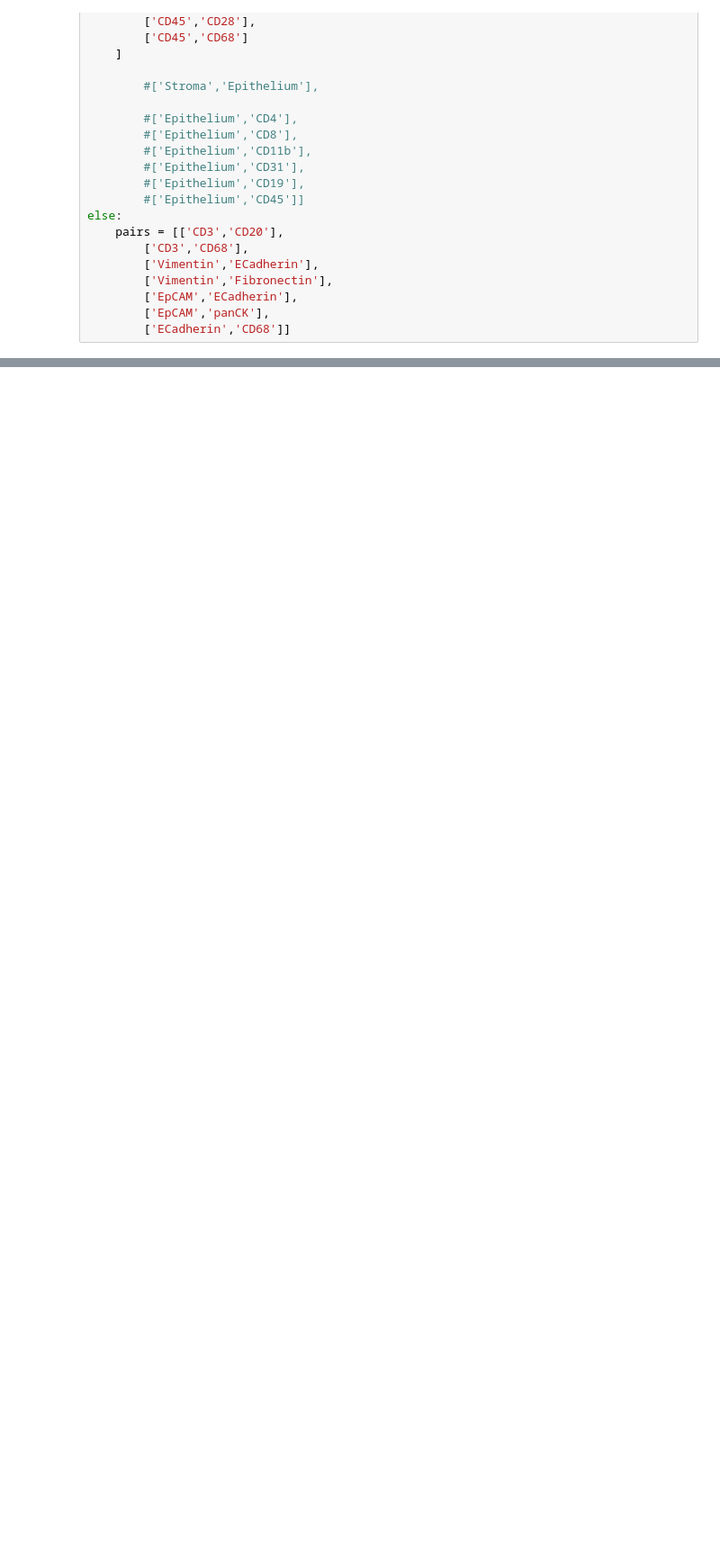
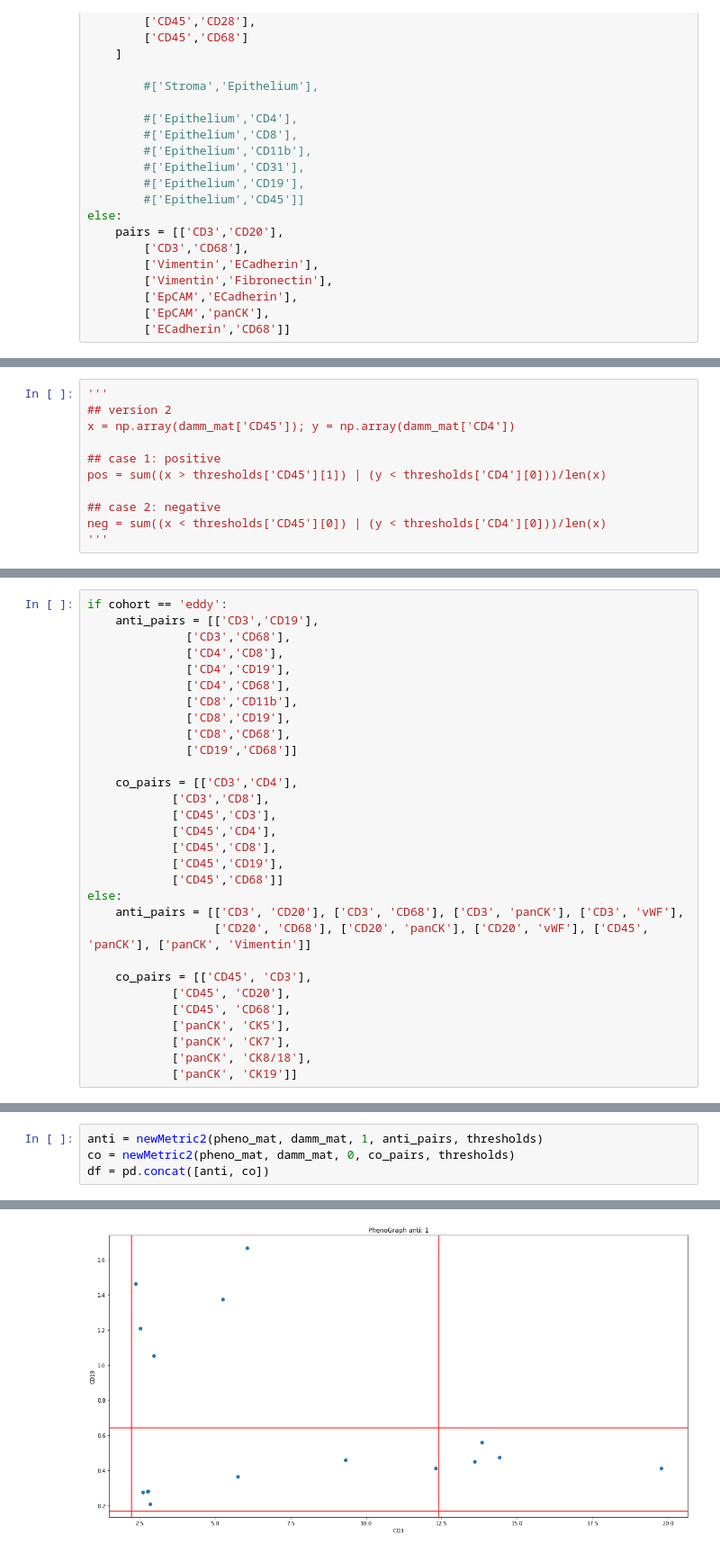
Before and after one commit to camlab-bioml/starling, a Jupyter notebook: correlation_alternative.ipynb, the cells around one changed output, grey strips where cells are left out. Shown at 90% size. Cells and saved outputs as stored; diff of their text form; blank space fills up the shorter version.

```diff
--- a/correlation_alternative.ipynb
+++ b/correlation_alternative.ipynb
@@ -223,0 +271,11 @@ CD4_CD68 -- neg: 0.0; pos: 0.11764705882352941
+# %%
+'''
+## version 2
+x = np.array(damm_mat['CD45']); y = np.array(damm_mat['CD4'])
+
+## case 1: positive
+pos = sum((x > thresholds['CD45'][1]) | (y < thresholds['CD4'][0]))/len(x)
+
+## case 2: negative
+neg = sum((x < thresholds['CD45'][0]) | (y < thresholds['CD4'][0]))/len(x)
+'''
@@ -223,0 +381,30 @@ CD4_CD68 -- neg: 0.0; pos: 0.11764705882352941
+# %%
+if cohort == 'eddy':
+    anti_pairs = [['CD3','CD19'],
+              ['CD3','CD68'],
+              ['CD4','CD8'],
+              ['CD4','CD19'],
+              ['CD4','CD68'],
+              ['CD8','CD11b'],
+              ['CD8','CD19'],
+              ['CD8','CD68'],
+              ['CD19','CD68']]
+
+    co_pairs = [['CD3','CD4'],
+            ['CD3','CD8'],
+            ['CD45','CD3'],
+            ['CD45','CD4'],
+            ['CD45','CD8'],
+            ['CD45','CD19'],
+            ['CD45','CD68']]
+else:
+    anti_pairs = [['CD3', 'CD20'], ['CD3', 'CD68'], ['CD3', 'panCK'], ['CD3', 'vWF'],
+                  ['CD20', 'CD68'], ['CD20', 'panCK'], ['CD20', 'vWF'], ['CD45', 'panCK'], ['panCK', 'Vimentin']]
+
+    co_pairs = [['CD45', 'CD3'],
+            ['CD45', 'CD20'],
+            ['CD45', 'CD68'],
+            ['panCK', 'CK5'],
+            ['panCK', 'CK7'],
+            ['panCK', 'CK8/18'],
+            ['panCK', 'CK19']]
@@ -223,0 +484,5 @@ CD4_CD68 -- neg: 0.0; pos: 0.11764705882352941
+# %%
+anti = newMetric2(pheno_mat, damm_mat, 1, anti_pairs, thresholds)
+co = newMetric2(pheno_mat, damm_mat, 0, co_pairs, thresholds)
+df = pd.concat([anti, co])
+# %% [output]
@@ -223,0 +490 @@ CD4_CD68 -- neg: 0.0; pos: 0.11764705882352941
+[figure, added]
```
Also changed, not shown: parts of 22 cells of this notebook.
